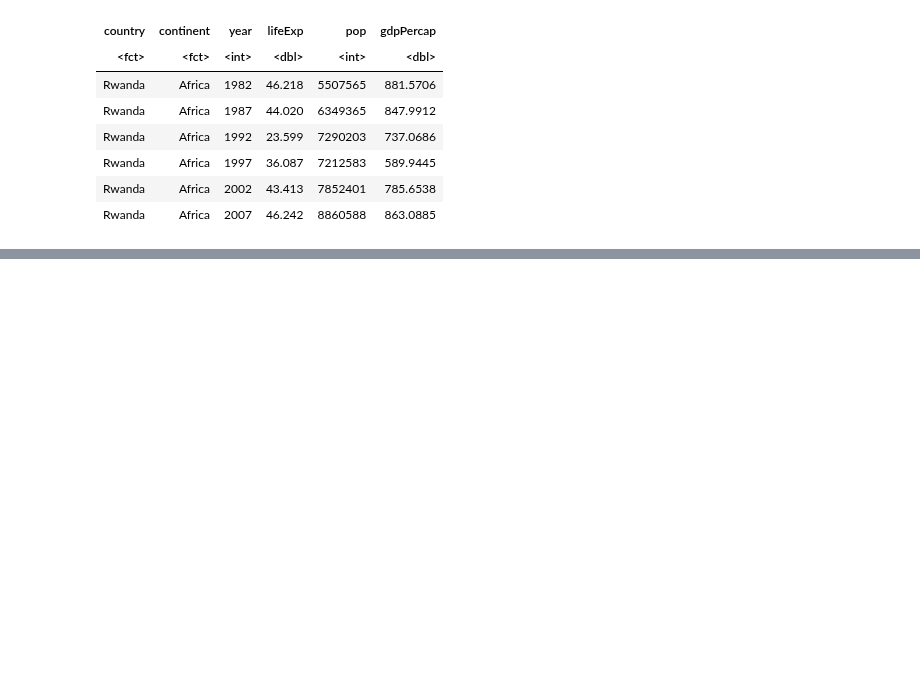
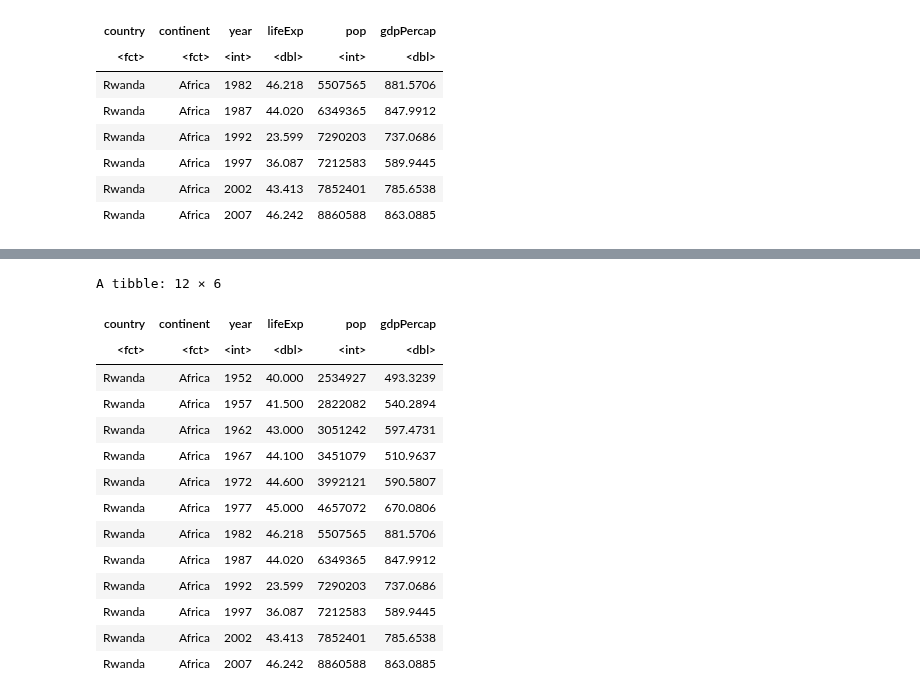
Before and after one commit to qslia/R_Practice, a Jupyter notebook: stat545/2.ipynb, the cells around one changed output, grey strips where cells are left out. Drawn from its saved outputs; the diff is of its cells as text; code cells hidden in the pictures; blank space fills up the shorter version.

```diff
--- a/stat545/2.ipynb
+++ b/stat545/2.ipynb
@@ -79,0 +110,18 @@ A tibble: 6 × 6
+# %%
+subset(gapminder, country == "Rwanda") ## almost same as filter; quite nice actually
+# %% [output]
+A tibble: 12 × 6
+| country | continent | year | lifeExp | pop | gdpPercap |
+| <fct> | <fct> | <int> | <dbl> | <int> | <dbl> |
+| Rwanda | Africa | 1952 | 40.000 | 2534927 | 493.3239 |
+| Rwanda | Africa | 1957 | 41.500 | 2822082 | 540.2894 |
+| Rwanda | Africa | 1962 | 43.000 | 3051242 | 597.4731 |
+| Rwanda | Africa | 1967 | 44.100 | 3451079 | 510.9637 |
+| Rwanda | Africa | 1972 | 44.600 | 3992121 | 590.5807 |
+| Rwanda | Africa | 1977 | 45.000 | 4657072 | 670.0806 |
+| Rwanda | Africa | 1982 | 46.218 | 5507565 | 881.5706 |
+| Rwanda | Africa | 1987 | 44.020 | 6349365 | 847.9912 |
+| Rwanda | Africa | 1992 | 23.599 | 7290203 | 737.0686 |
+| Rwanda | Africa | 1997 | 36.087 | 7212583 | 589.9445 |
+| Rwanda | Africa | 2002 | 43.413 | 7852401 | 785.6538 |
+| Rwanda | Africa | 2007 | 46.242 | 8860588 | 863.0885 |
```
Also changed, not shown: parts of 10 cells of this notebook.
